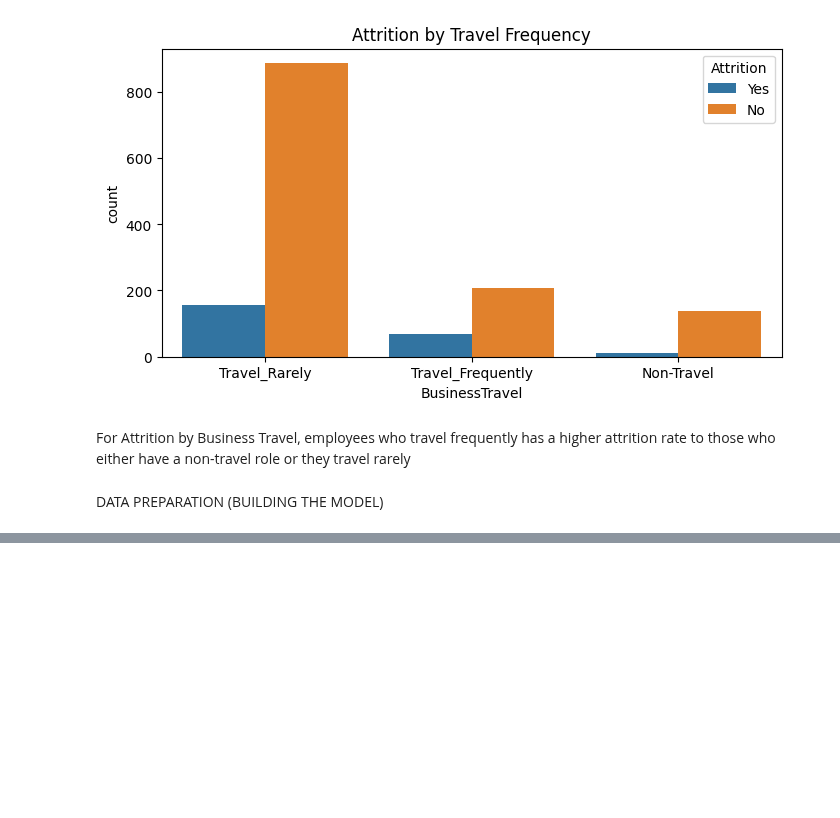
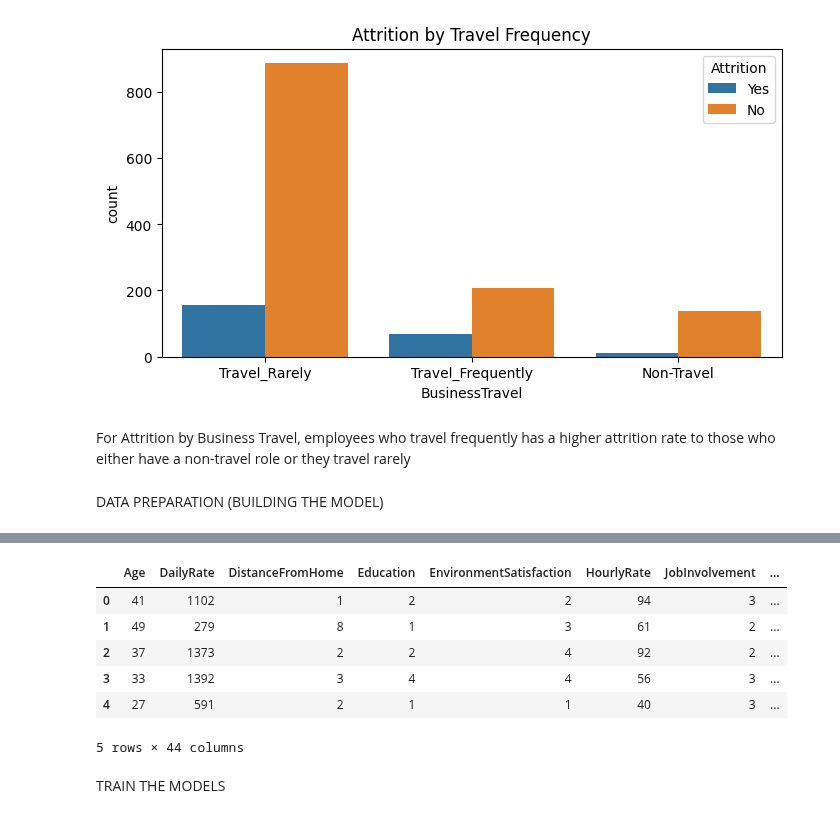
Before and after one commit to Teehxw/Employee-Attrition-Predictor, a Jupyter notebook: main.ipynb, the cells around one changed output, grey strips where cells are left out. Saved outputs shown, nothing was run; the diff lists cells and outputs as text; code cells hidden in the pictures; blank space fills up the shorter version.

```diff
--- a/main.ipynb
+++ b/main.ipynb
@@ -186,2 +188,15 @@ DATA PREPARATION (BUILDING THE MODEL)
 # %%
+
+# Drop Employee Number as it is useless information for the model to train on
+df = df.drop(columns=['EmployeeNumber'], errors='ignore')
+
 # Label Encoding the categorical variable
+df['Attrition'] = df['Attrition'].map({'Yes': 1, 'No': 0})
+
+# Turn the rest of the categorical variables to 0/1 columns
+column = df.select_dtypes(exclude='number').columns     #exclude columns that already have numeric values
+df = pd.get_dummies(df, columns = column, drop_first=True, dtype = 'int')
+
+df.shape
+
+df.head
@@ -187,0 +221,21 @@ DATA PREPARATION (BUILDING THE MODEL)
+# %%
+# Split into Train and Test
+from sklearn.model_selection import train_test_split
+
+X = df.drop('Attrition', axis=1)
+y = df['Attrition']
+
+# split using the imported function
+X_train, X_test, y_train, y_test = train_test_split(X, y,random_state=42, test_size=0.2,  stratify=y )
+
+X.head()
+# %% [output]
+|  | Age | DailyRate | DistanceFromHome | Education | EnvironmentSatisfaction | HourlyRate | JobInvolvement | ... |
+| 0 | 41 | 1102 | 1 | 2 | 2 | 94 | 3 | ... |
+| 1 | 49 | 279 | 8 | 1 | 3 | 61 | 2 | ... |
+| 2 | 37 | 1373 | 2 | 2 | 4 | 92 | 2 | ... |
+| 3 | 33 | 1392 | 3 | 4 | 4 | 56 | 3 | ... |
+| 4 | 27 | 591 | 2 | 1 | 1 | 40 | 3 | ... |
+5 rows × 44 columns
+# %% [markdown]
+TRAIN THE MODELS
```
Also changed, not shown: parts of 8 cells of this notebook, 18 other files.
